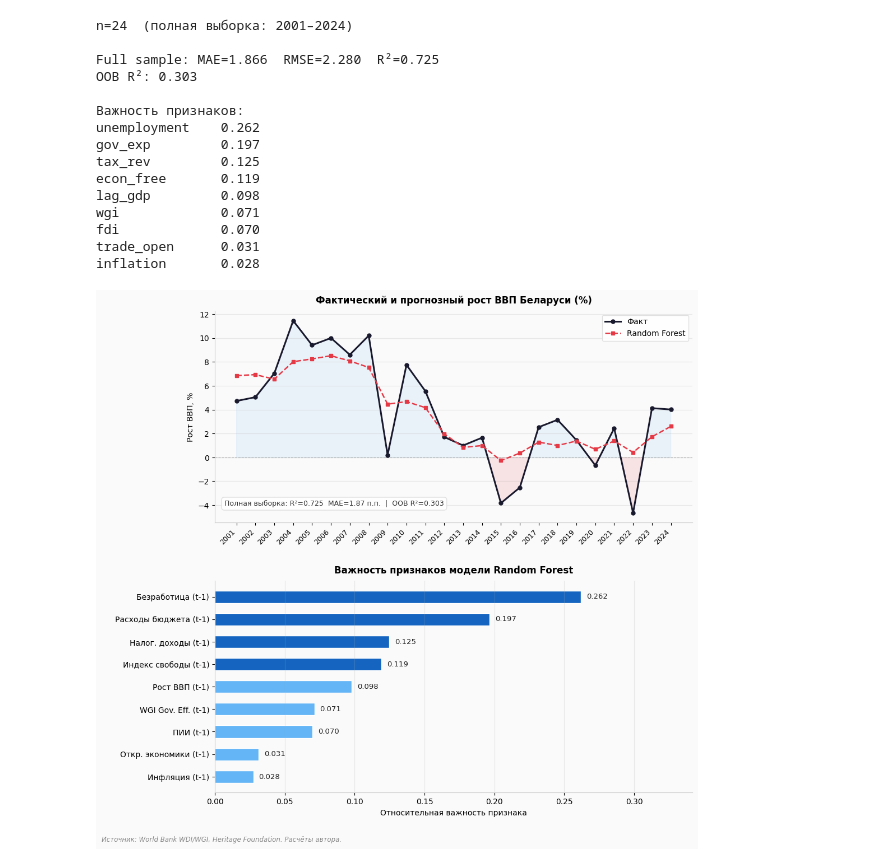
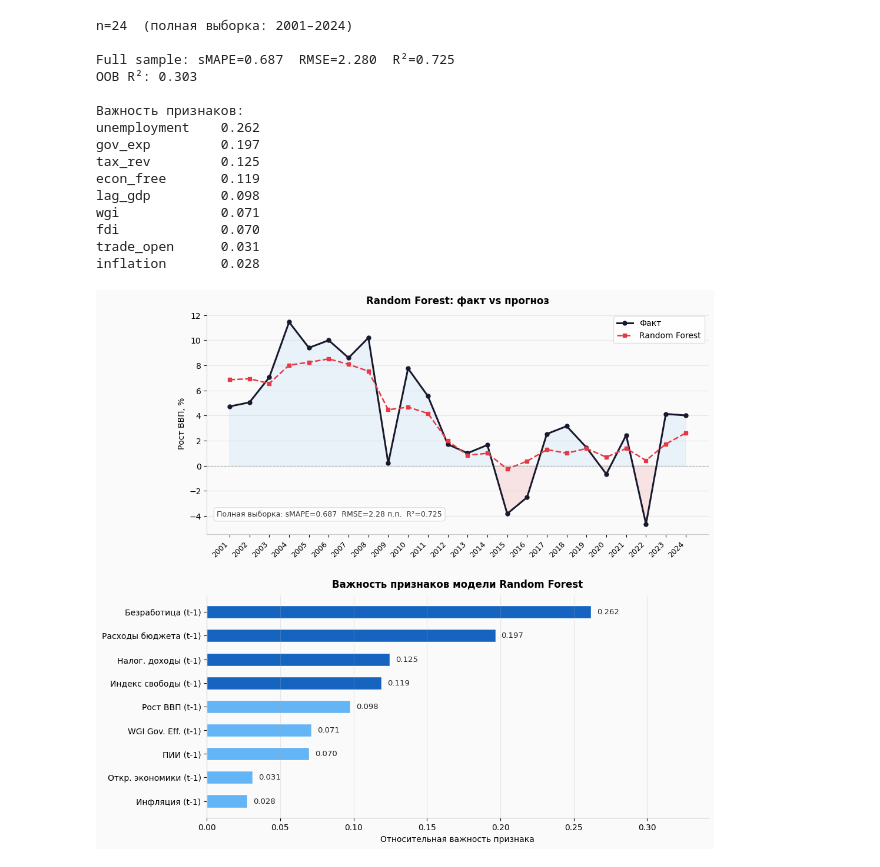
Before and after one commit to bienzapila/coursework, a Jupyter notebook: RF/rf.ipynb, the cells around one changed output. Saved outputs shown, nothing was run; the diff lists cells and outputs as text; code cells hidden in the pictures.

```diff
--- a/RF/rf.ipynb
+++ b/RF/rf.ipynb
@@ -152,8 +159,12 @@ trade_open      0.022
 import pandas as pd
 import numpy as np
 from sklearn.ensemble import RandomForestRegressor
-from sklearn.metrics import mean_absolute_error, mean_squared_error, r2_score
+from sklearn.metrics import mean_squared_error, r2_score
 import matplotlib.pyplot as plt
+
+def smape(y_true, y_pred):
+    """Симметричная средняя абсолютная процентная ошибка (в долях)"""
+    return np.mean(2 * np.abs(y_true - y_pred) / (np.abs(y_true) + np.abs(y_pred)))
 
 # ── данные ──
 df_ml = pd.read_excel('data.xlsx', sheet_name='Data_ML')
@@ -175,14 +186,14 @@ df_ml['year'] = df_ml['year'].astype(int)
 for c in df_ml.columns[1:]:
     df_ml[c] = pd.to_numeric(df_ml[c], errors='coerce')
 
-cols = ['lag_gdp','inflation','unemployment','gov_exp','tax_rev',
-        'trade_open','fdi','wgi','econ_free']
+cols = ['lag_gdp', 'inflation', 'unemployment', 'gov_exp', 'tax_rev',
+        'trade_open', 'fdi', 'wgi', 'econ_free']
 
-data = df_ml[['year','gdp_growth'] + cols].dropna().reset_index(drop=True)
-y    = data['gdp_growth'].values.astype(float)
-X    = data[cols].values.astype(float)
-yrs  = data['year'].values
-n    = len(data)
+data = df_ml[['year', 'gdp_growth'] + cols].dropna().reset_index(drop=True)
+y = data['gdp_growth'].values.astype(float)
+X = data[cols].values.astype(float)
+yrs = data['year'].values
+n = len(data)
 
 print(f"n={n}  (полная выборка: {yrs[0]}–{yrs[-1]})")
 
@@ -196,11 +207,11 @@ rf.fit(X, y)
 
 p_all = rf.predict(X)
 
-mae  = mean_absolute_error(y, p_all)
 rmse = np.sqrt(mean_squared_error(y, p_all))
-r2   = r2_score(y, p_all)
+r2 = r2_score(y, p_all)
+smape_val = smape(y, p_all)
 
-print(f"\nFull sample: MAE={mae:.3f}  RMSE={rmse:.3f}  R²={r2:.3f}")
+print(f"\nFull sample: sMAPE={smape_val:.3f}  RMSE={rmse:.3f}  R²={r2:.3f}")
 print(f"OOB R²: {rf.oob_score_:.3f}")
 
 fi = pd.Series(rf.feature_importances_, index=cols).sort_values(ascending=False)
@@ -208,8 +219,11 @@ print("\nВажность признаков:")
 print(fi.round(3).to_string())
 
 # ── график ──
-plt.rcParams.update({'font.family': 'DejaVu Sans',
-                     'axes.spines.top': False, 'axes.spines.right': False})
+plt.rcParams.update({
+    'font.family': 'DejaVu Sans',
+    'axes.spines.top': False,
+    'axes.spines.right': False
+})
 
 fig, axes = plt.subplots(2, 1, figsize=(11, 10))
 fig.patch.set_facecolor('#fafafa')
@@ -221,22 +235,22 @@ ax.fill_between(yrs, y, 0, where=(y < 0), alpha=0.12,
                 color='#e63946', interpolate=True)
 ax.fill_between(yrs, y, 0, where=(y >= 0), alpha=0.07,
                 color='#2196F3', interpolate=True)
-ax.plot(yrs, y,     'o-',  color='#1a1a2e', lw=2.2, ms=5,
+ax.plot(yrs, y, 'o-', color='#1a1a2e', lw=2.2, ms=5,
         zorder=3, label='Факт')
 ax.plot(yrs, p_all, 's--', color='#e63946', lw=1.8, ms=4,
         zorder=3, label='Random Forest')
 
 ax.axhline(0, color='#aaa', lw=0.8, ls='--')
-ax.set_title('Фактический и прогнозный рост ВВП Беларуси (%)',
-             fontsize=12, fontweight='bold', pad=10)
+ax.set_title('Random Forest: факт vs прогноз', fontsize=12, fontweight='bold', pad=10)
 ax.set_ylabel('Рост ВВП, %', fontsize=10)
 ax.legend(fontsize=10, framealpha=0.9, edgecolor='#ddd', loc='upper right')
 ax.set_xticks(yrs)
 ax.set_xticklabels(yrs.astype(int), rotation=45, ha='right', fontsize=9)
-ax.spines['left'].set_color('#ccc'); ax.spines['bottom'].set_color('#ccc')
+ax.spines['left'].set_color('#ccc')
+ax.spines['bottom'].set_color('#ccc')
 ax.grid(axis='y', alpha=0.25)
 ax.text(0.02, 0.08,
-        f"Полная выборка: R²={r2:.3f}  MAE={mae:.2f} п.п.  |  OOB R²={rf.oob_score_:.3f}",
+        f"Полная выборка: sMAPE={smape_val:.3f}  RMSE={rmse:.2f} п.п.  R²={r2:.3f}",
         transform=ax.transAxes, fontsize=9, color='#333',
         bbox=dict(boxstyle='round,pad=0.4', facecolor='white',
                   edgecolor='#ddd', alpha=0.9))
@@ -245,11 +259,11 @@ ax.text(0.02, 0.08,
 ax2 = axes[1]
 ax2.set_facecolor('#fafafa')
 fi_labels = {
-    'unemployment':'Безработица (t-1)', 'gov_exp':'Расходы бюджета (t-1)',
-    'tax_rev':'Налог. доходы (t-1)', 'econ_free':'Индекс свободы (t-1)',
-    'fdi':'ПИИ (t-1)', 'inflation':'Инфляция (t-1)',
-    'lag_gdp':'Рост ВВП (t-1)', 'wgi':'WGI Gov. Eff. (t-1)',
-    'trade_open':'Откр. экономики (t-1)'
+    'unemployment': 'Безработица (t-1)', 'gov_exp': 'Расходы бюджета (t-1)',
+    'tax_rev': 'Налог. доходы (t-1)', 'econ_free': 'Индекс свободы (t-1)',
+    'fdi': 'ПИИ (t-1)', 'inflation': 'Инфляция (t-1)',
+    'lag_gdp': 'Рост ВВП (t-1)', 'wgi': 'WGI Gov. Eff. (t-1)',
+    'trade_open': 'Откр. экономики (t-1)'
 }
 fi_ru = fi.rename(fi_labels)
 col_fi = ['#1565C0' if v >= 0.1 else '#64B5F6' for v in fi_ru.values]
@@ -259,37 +273,34 @@ for bar, val in zip(bars, fi_ru.values):
     ax2.text(val + 0.004, bar.get_y() + bar.get_height()/2,
              f'{val:.3f}', va='center', ha='left',
              fontsize=9.5, color='#222')
 ax2.set_title('Важность признаков модели Random Forest',
               fontsize=12, fontweight='bold', pad=10)
 ax2.set_xlabel('Относительная важность признака', fontsize=10)
 ax2.set_xlim(0, fi_ru.max() + 0.08)
 ax2.invert_yaxis()
-ax2.spines['left'].set_color('#ccc'); ax2.spines['bottom'].set_color('#ccc')
+ax2.spines['left'].set_color('#ccc')
+ax2.spines['bottom'].set_color('#ccc')
 ax2.grid(axis='x', alpha=0.25)
 ax2.tick_params(axis='y', labelsize=10)
-
-fig.text(0.01, -0.01,
-         'Источник: World Bank WDI/WGI, Heritage Foundation. Расчёты автора.',
-         fontsize=8.5, color='#888', style='italic')
 
 plt.tight_layout(pad=2.5)
 plt.savefig('rf_full_sample.png', dpi=300,
             bbox_inches='tight', facecolor='#fafafa')
 plt.show()
 # %% [output]
 n=24  (полная выборка: 2001–2024)
 
-Full sample: MAE=1.866  RMSE=2.280  R²=0.725
+Full sample: sMAPE=0.687  RMSE=2.280  R²=0.725
 OOB R²: 0.303
 
 Важность признаков:
 unemployment    0.262
 gov_exp         0.197
 tax_rev         0.125
 econ_free       0.119
 lag_gdp         0.098
 wgi             0.071
 fdi             0.070
 trade_open      0.031
 inflation       0.028
-[figure, old version]
+[figure, new version]
```
Also changed, not shown: parts of 2 cells of this notebook, 5 other files.
